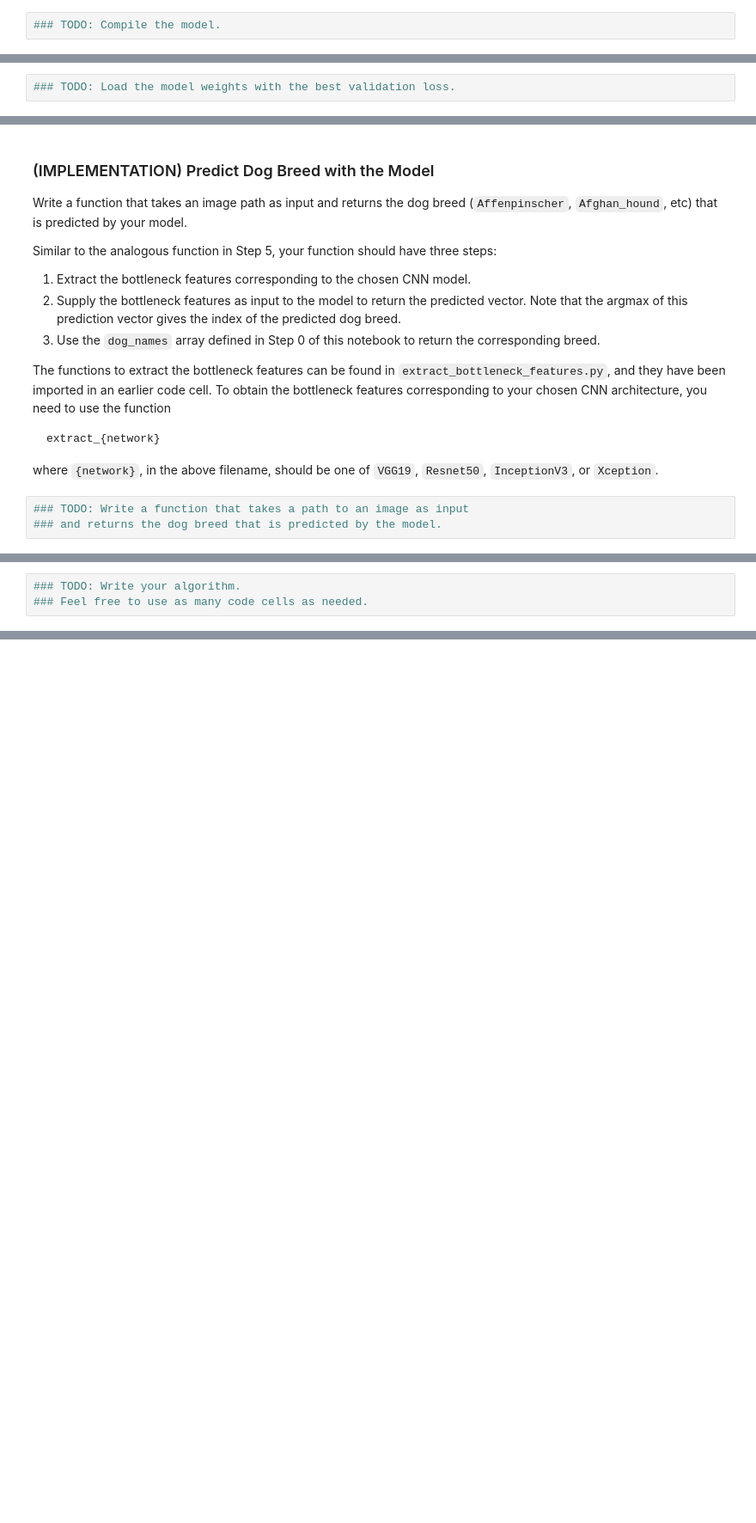
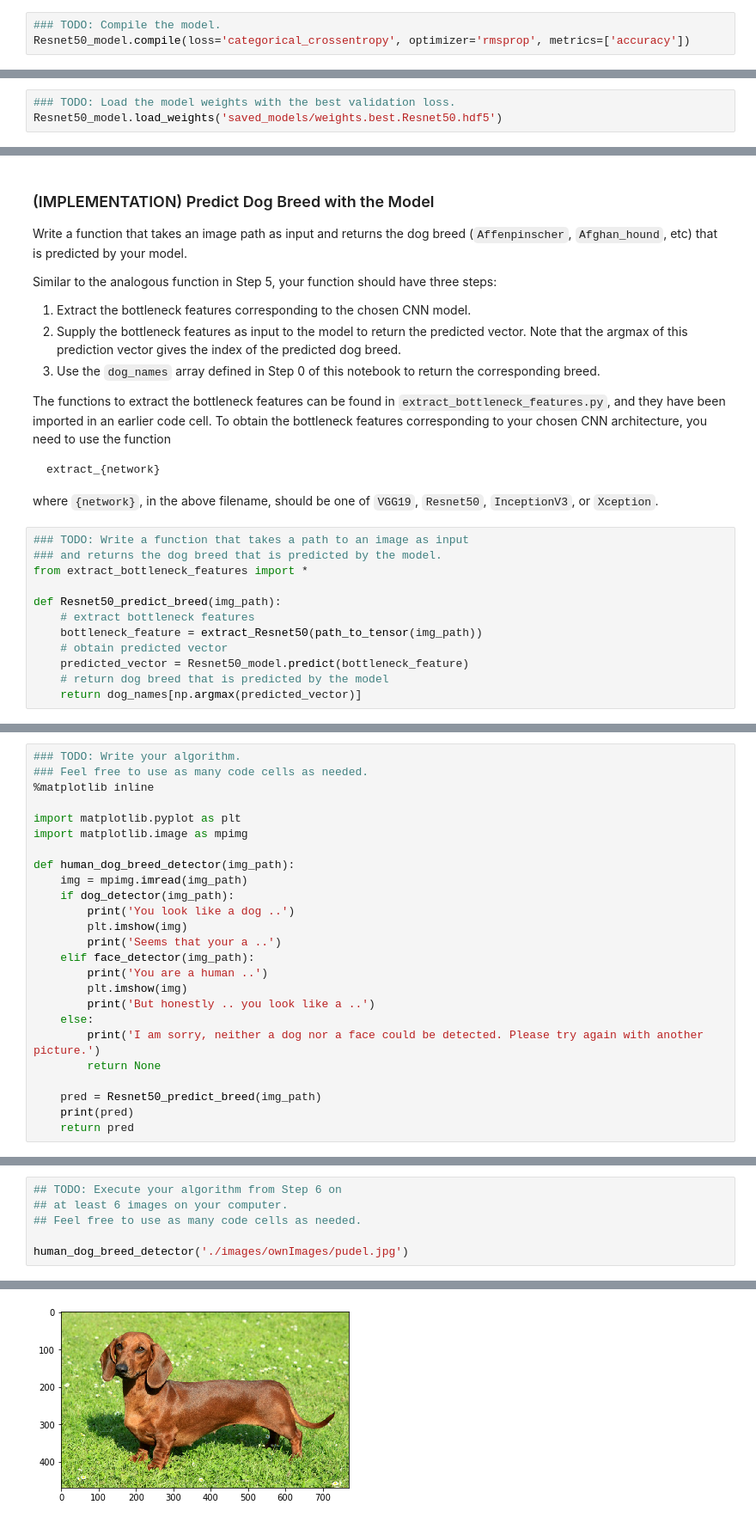
Before and after one commit to bulki24/AIND-dog-project, a Jupyter notebook: dog_app.ipynb, the cells around one changed output, grey strips where cells are left out. Shown at 86% size. Cells and saved outputs as stored; diff of their text form; blank space fills up the shorter version.

```diff
--- a/dog_app.ipynb
+++ b/dog_app.ipynb
@@ -619,6 +644,7 @@ __Answer:__
 ### (IMPLEMENTATION) Compile the Model
 # %%
 ### TODO: Compile the model.
+Resnet50_model.compile(loss='categorical_crossentropy', optimizer='rmsprop', metrics=['accuracy'])
 # %% [markdown]
 ### (IMPLEMENTATION) Train the Model
 
@@ -631,6 +682,7 @@ You are welcome to [augment the training data](https://blog.keras.io/building-po
 ### (IMPLEMENTATION) Load the Model with the Best Validation Loss
 # %%
 ### TODO: Load the model weights with the best validation loss.
+Resnet50_model.load_weights('saved_models/weights.best.Resnet50.hdf5')
 # %% [markdown]
 ### (IMPLEMENTATION) Test the Model
 
@@ -655,6 +714,15 @@ where `{network}`, in the above filename, should be one of `VGG19`, `Resnet50`,
 # %%
 ### TODO: Write a function that takes a path to an image as input
 ### and returns the dog breed that is predicted by the model.
+from extract_bottleneck_features import *
+
+def Resnet50_predict_breed(img_path):
+    # extract bottleneck features
+    bottleneck_feature = extract_Resnet50(path_to_tensor(img_path))
+    # obtain predicted vector
+    predicted_vector = Resnet50_model.predict(bottleneck_feature)
+    # return dog breed that is predicted by the model
+    return dog_names[np.argmax(predicted_vector)]
 # %% [markdown]
 ---
 <a id='step6'></a>
@@ -673,3 +741,28 @@ Some sample output for our algorithm is provided below, but feel free to design
 
 
 ### (IMPLEMENTATION) Write your Algorithm
+# %%
+### TODO: Write your algorithm.
+### Feel free to use as many code cells as needed.
+%matplotlib inline
+
+import matplotlib.pyplot as plt
+import matplotlib.image as mpimg
+
+def human_dog_breed_detector(img_path):
+    img = mpimg.imread(img_path)
+    if dog_detector(img_path):
+        print('You look like a dog ..')
+        plt.imshow(img)
+        print('Seems that your a ..')
+    elif face_detector(img_path):
+        print('You are a human ..')
+        plt.imshow(img)
+        print('But honestly .. you look like a ..')
+    else:
+        print('I am sorry, neither a dog nor a face could be detected. Please try again with another picture.')
+        return None
+
+    pred = Resnet50_predict_breed(img_path)
+    print(pred)
+    return pred
@@ -676,3 +790,7 @@ Some sample output for our algorithm is provided below, but feel free to design
 # %%
-### TODO: Write your algorithm.
-### Feel free to use as many code cells as needed.
+## TODO: Execute your algorithm from Step 6 on
+## at least 6 images on your computer.
+## Feel free to use as many code cells as needed.
+
+human_dog_breed_detector('./images/ownImages/pudel.jpg')
+# %% [output]
@@ -678,0 +801 @@ Some sample output for our algorithm is provided below, but feel free to design
+[figure, added]
```
Also changed, not shown: parts of 23 cells of this notebook, 8 other files.
